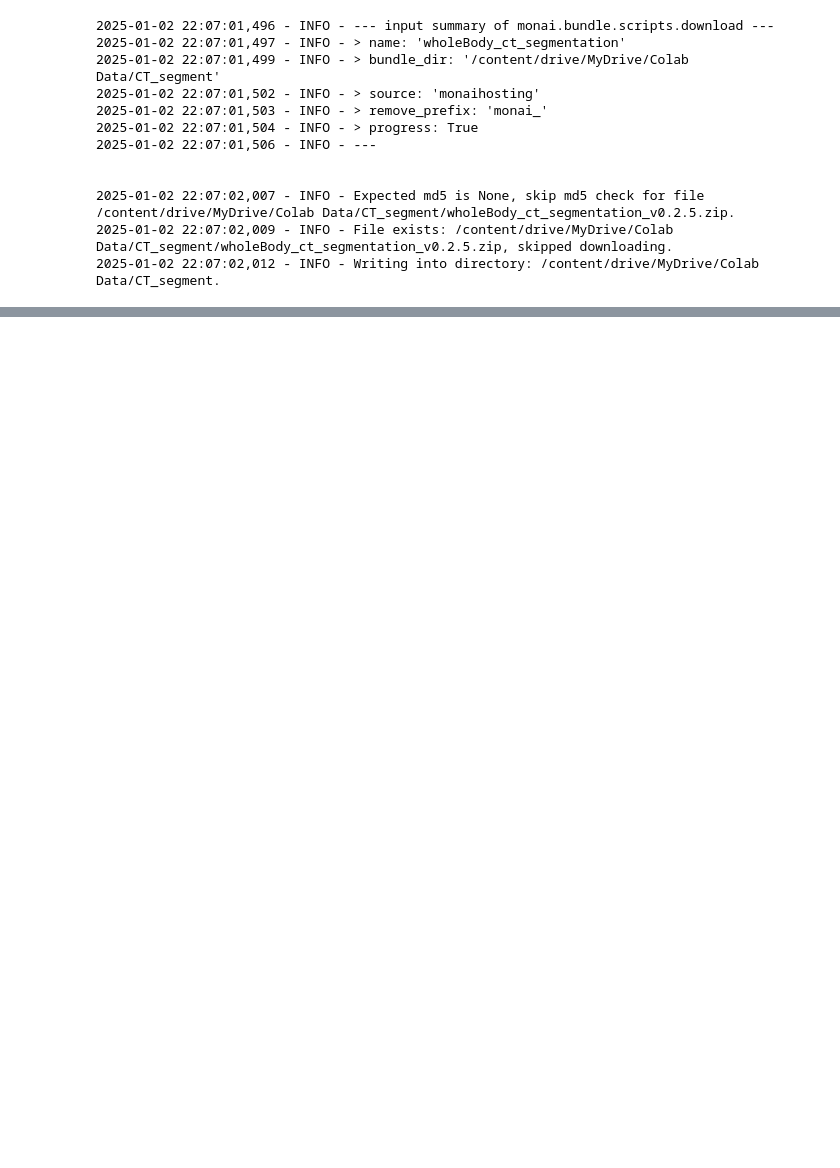
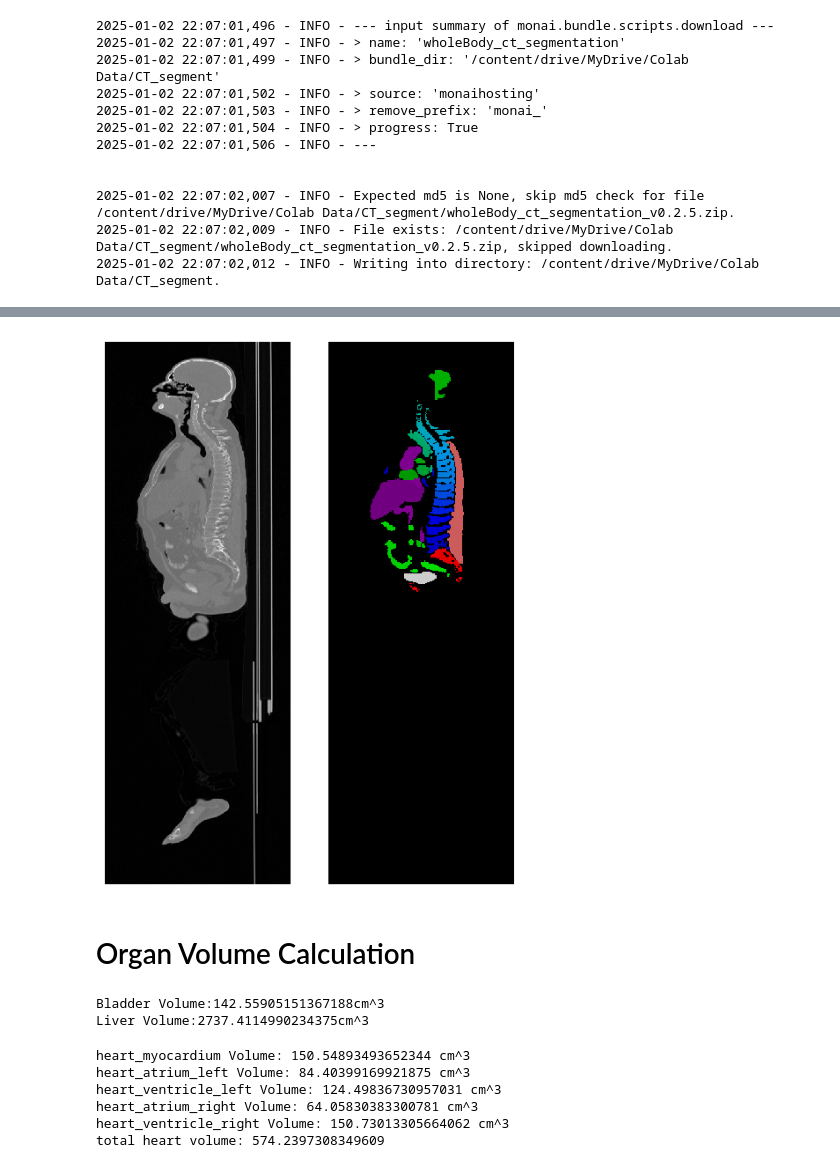
Before and after one commit to karamathasan/Organ-Segmentation, a Jupyter notebook: Untitled0.ipynb, the cells around one changed output, grey strips where cells are left out. Saved outputs shown, nothing was run; the diff lists cells and outputs as text; code cells hidden in the pictures; blank space fills up the shorter version.

```diff
--- a/Untitled0.ipynb
+++ b/Untitled0.ipynb
@@ -164,0 +168,17 @@ plt.show()
+# %%
+saggittal_slice_idx = 256
+CT_saggittal_slice = CT[0, saggittal_slice_idx, :].cpu().numpy()
+segmentation_saggittal_slice = segmentation[saggittal_slice_idx,:]
+# %%
+plt.subplots(1,2,figsize=(6,8))
+plt.subplot(121)
+plt.pcolormesh(CT_saggittal_slice.T, cmap='Greys_r')
+plt.axis('off')
+plt.subplot(122)
+plt.pcolormesh(segmentation_saggittal_slice.T, cmap='nipy_spectral')
+plt.axis('off')
+plt.show()
+# %% [output]
+[figure, added]
+# %% [markdown]
+# Organ Volume Calculation
@@ -164,0 +191,28 @@ plt.show()
+# %%
+print("Bladder Volume: " + str(get_organ_volume(104)) + " cm^3")
+print("Liver Volume: " + str(get_organ_volume(5)) + " cm^3")
+print("Liver Volume: " + str(get_organ_volume(5)) + " cm^3")
+# %% [output]
+Bladder Volume:142.55905151367188cm^3
+Liver Volume:2737.4114990234375cm^3
+# %%
+heart_myocardium_vol = get_organ_volume(44)
+heart_atrium_left_vol = get_organ_volume(45)
+heart_ventricle_left_vol = get_organ_volume(46)
+heart_atrium_right_vol = get_organ_volume(47)
+heart_ventricle_right_vol = get_organ_volume(48)
+
+print("heart_myocardium Volume: " + str(heart_myocardium_vol) + " cm^3")
+print("heart_atrium_left Volume: " + str(heart_atrium_left_vol) + " cm^3")
+print("heart_ventricle_left Volume: " + str(heart_ventricle_left_vol) + " cm^3")
+print("heart_atrium_right Volume: " + str(heart_atrium_right_vol) + " cm^3")
+print("heart_ventricle_right Volume: " + str(heart_ventricle_right_vol) + " cm^3")
+
+print("total heart volume: " + str(heart_myocardium_vol + heart_atrium_left_vol + heart_ventricle_left_vol + heart_atrium_right_vol + heart_ventricle_right_vol))
+# %% [output]
+heart_myocardium Volume: 150.54893493652344 cm^3
+heart_atrium_left Volume: 84.40399169921875 cm^3
+heart_ventricle_left Volume: 124.49836730957031 cm^3
+heart_atrium_right Volume: 64.05830383300781 cm^3
+heart_ventricle_right Volume: 150.73013305664062 cm^3
+total heart volume: 574.2397308349609
```
Also changed, not shown: parts of 17 cells of this notebook.
